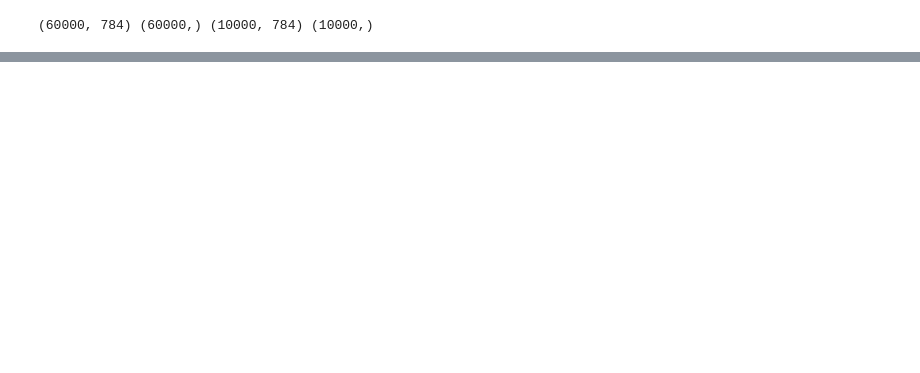
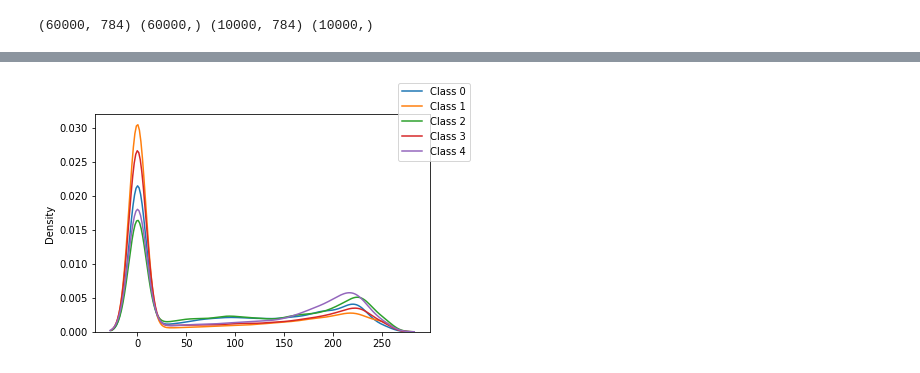
Before and after one commit to PashaIanko/ClothesClassifier, a Jupyter notebook: main.ipynb, the cells around one changed output, grey strips where cells are left out. Drawn from its saved outputs; the diff is of its cells as text; code cells hidden in the pictures; blank space fills up the shorter version.

Commit message:
Initial commit (Data download, Data exploration)

```diff
--- a/main.ipynb
+++ b/main.ipynb
@@ -2,0 +5,6 @@ For this task the gold labels for the test set are available. I made a function
+# %%
+class DataProperties:
+    num_classes = 10
+    img_width = 28
+    img_height = 28
+    classes = [0, 1, 2, 3, 4, 5, 6, 7, 8, 9]
@@ -18,0 +51,7 @@ def load_fashion_mnist():
+# %%
+def compare_pixel_dist(X, Y, classes, sample_size):
+    fig = plt.figure()
+    for c in classes:
+        sample = X[Y == c][:sample_size]
+        sns.distplot(sample, hist = False, label = f'Class {c}')
+    fig.legend()
@@ -23,0 +111,8 @@ print(X_train.shape, Y_train.shape, X_test.shape, Y_test.shape)
+# %%
+compare_pixel_dist(X_train,
+                   Y_train,
+                   classes = DataProperties.classes[:5],
+                   sample_size = 150
+)
+# %% [output]
+[figure, added]
```
Also changed, not shown: parts of 22 cells of this notebook.
